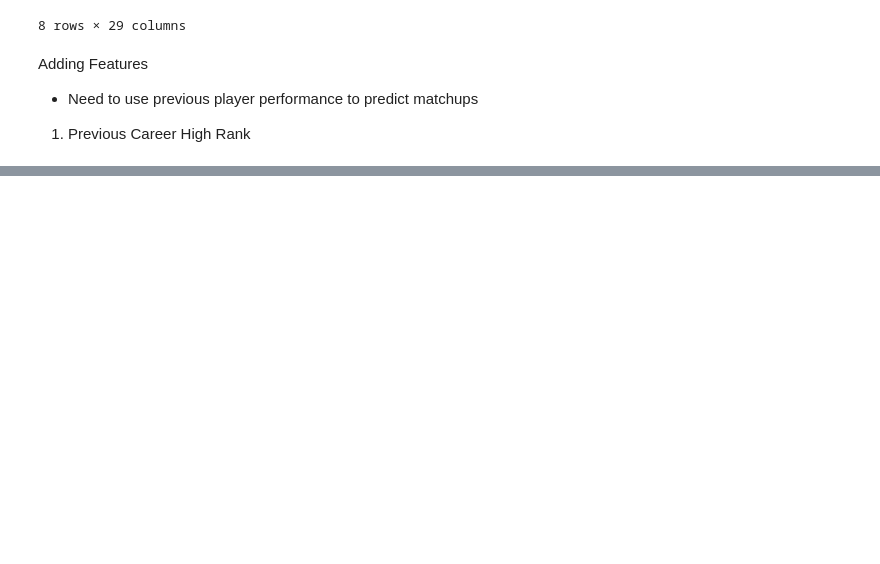
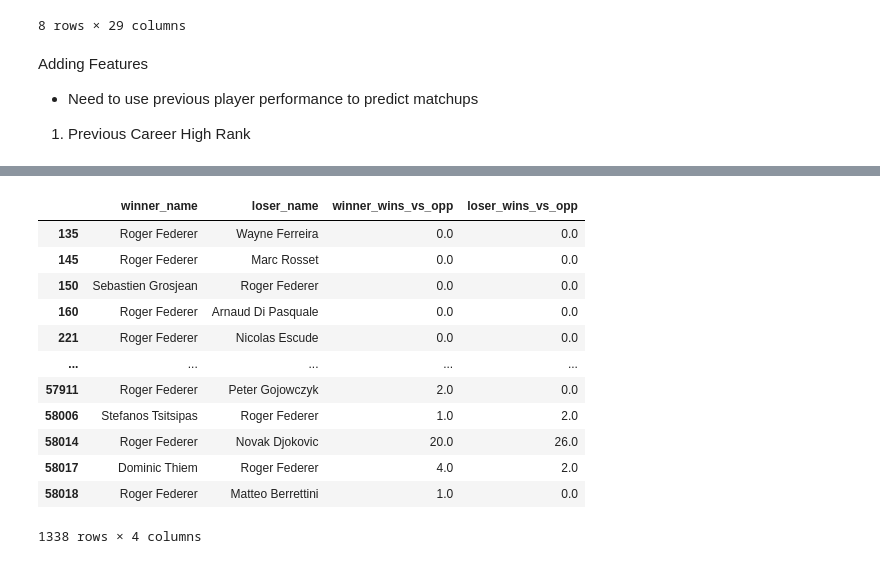
Before and after one commit to jzerilli/tennis-match-predictor, a Jupyter notebook: exploration.ipynb, the cells around one changed output, grey strips where cells are left out. Saved outputs shown, nothing was run; the diff lists cells and outputs as text; code cells hidden in the pictures; blank space fills up the shorter version.

```diff
--- a/exploration.ipynb
+++ b/exploration.ipynb
@@ -275,0 +290,16 @@ Name: winner_name, Length: 1123, dtype: object
+# %%
+df[(df['winner_name'] == 'Roger Federer') | (df['loser_name'] == 'Roger Federer')] [['winner_name', 'loser_name', 'winner_wins_vs_opp', 'loser_wins_vs_opp'] ]
+# %% [output]
+|  | winner_name | loser_name | winner_wins_vs_opp | loser_wins_vs_opp |
+| 135 | Roger Federer | Wayne Ferreira | 0.0 | 0.0 |
+| 145 | Roger Federer | Marc Rosset | 0.0 | 0.0 |
+| 150 | Sebastien Grosjean | Roger Federer | 0.0 | 0.0 |
+| 160 | Roger Federer | Arnaud Di Pasquale | 0.0 | 0.0 |
+| 221 | Roger Federer | Nicolas Escude | 0.0 | 0.0 |
+| ... | ... | ... | ... | ... |
+| 57911 | Roger Federer | Peter Gojowczyk | 2.0 | 0.0 |
+| 58006 | Stefanos Tsitsipas | Roger Federer | 1.0 | 2.0 |
+| 58014 | Roger Federer | Novak Djokovic | 20.0 | 26.0 |
+| 58017 | Dominic Thiem | Roger Federer | 4.0 | 2.0 |
+| 58018 | Roger Federer | Matteo Berrettini | 1.0 | 0.0 |
+1338 rows × 4 columns
```
Also changed, not shown: parts of 22 cells of this notebook.
